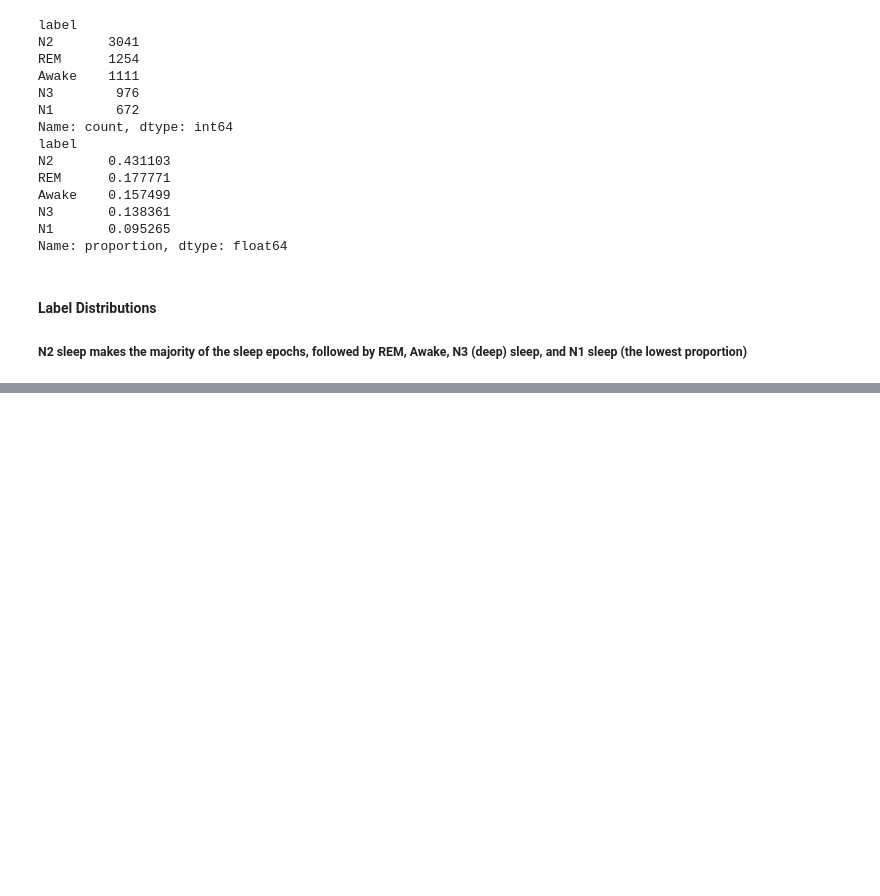
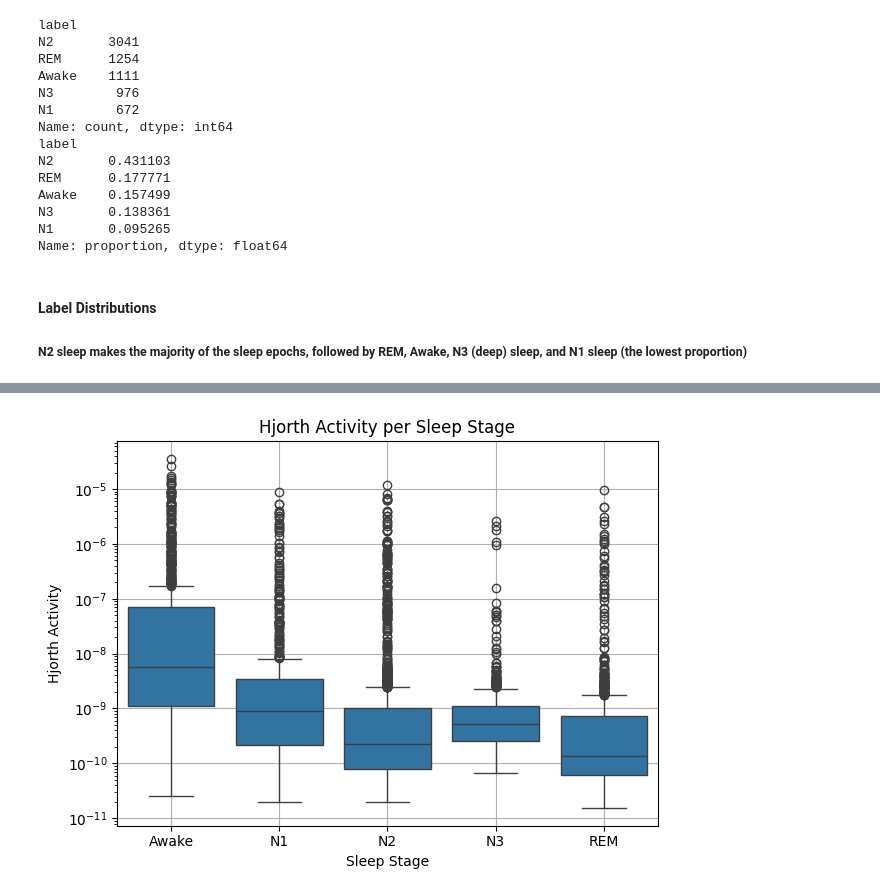
Before and after one commit to reyjm111/Sleep-Stage-Classification, a Jupyter notebook: eda.ipynb, the cells around one changed output, grey strips where cells are left out. Cells and saved outputs as stored; diff of their text form; code cells hidden in the pictures; blank space fills up the shorter version.

```diff
--- a/eda.ipynb
+++ b/eda.ipynb
@@ -168,0 +191,11 @@ sns.boxplot(feature_df, x='label', y='spectral_entropy')
+# %%
+# Hjorth Activity vs Sleep Stage
+sns.boxplot(feature_df, x='label', y='hjorth_activity') # log scaled
+plt.title('Hjorth Activity per Sleep Stage')
+plt.xlabel('Sleep Stage')
+plt.ylabel('Hjorth Activity')
+plt.yscale('log')
+plt.grid()
+plt.tight_layout()
+# %% [output]
+[figure, added]
```
Also changed, not shown: parts of 22 cells of this notebook.
